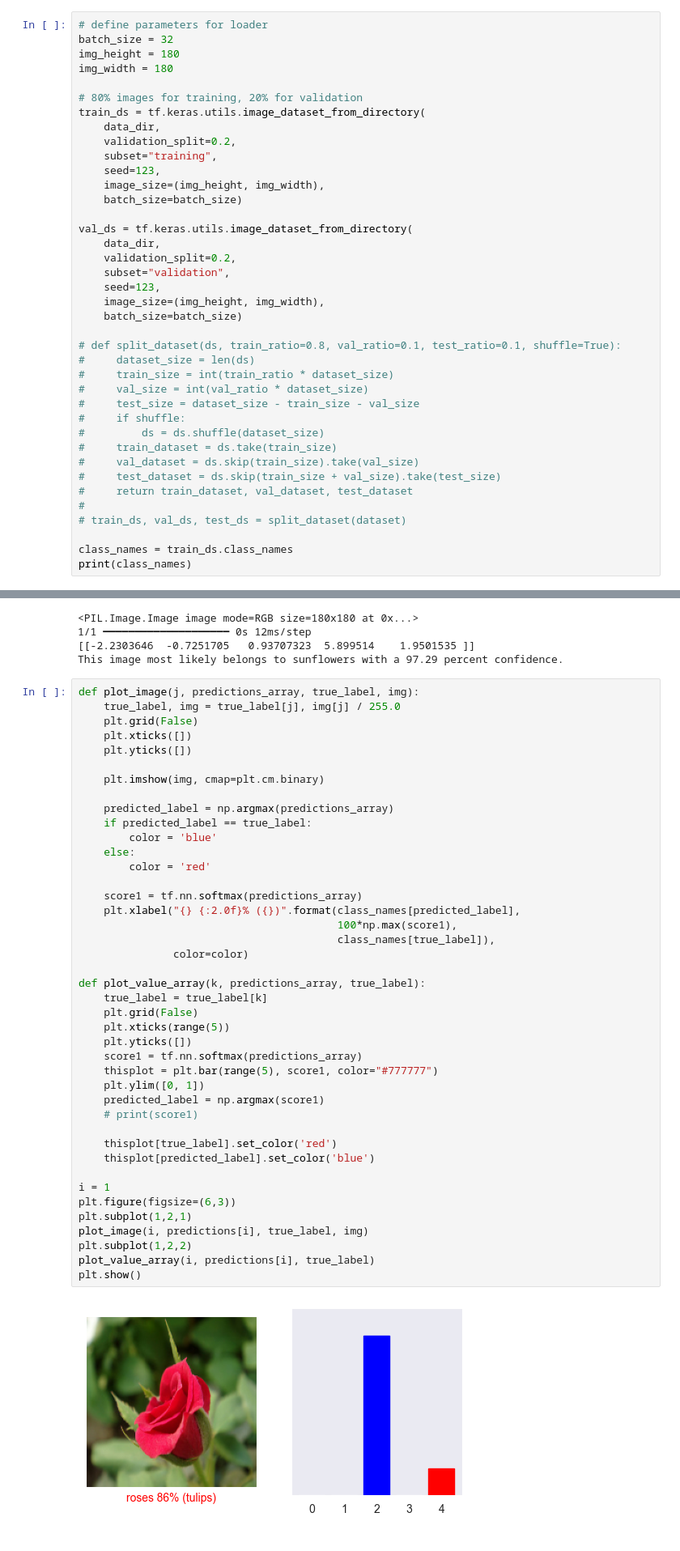
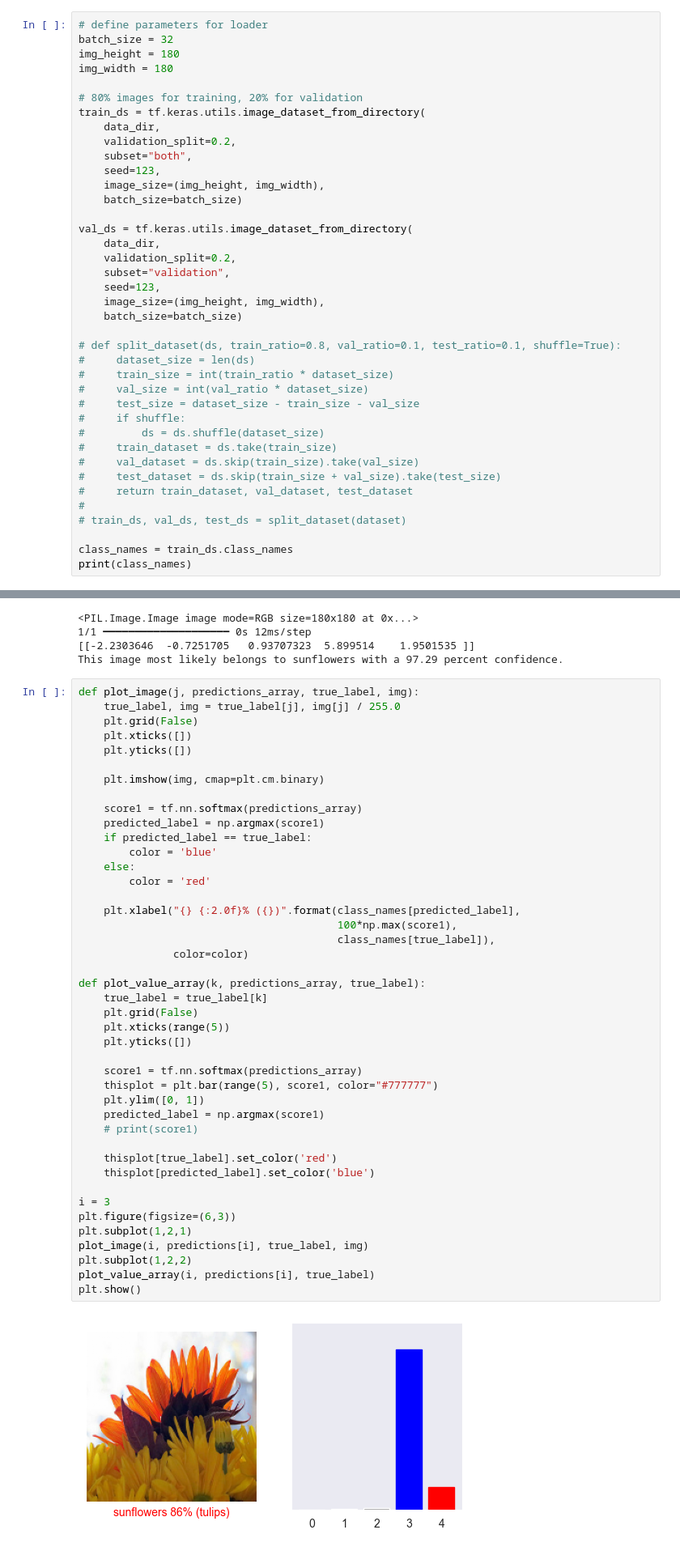
Before and after one commit to bigfrog10/deep_learning_project, a Jupyter notebook: src/task5/flower_classification.ipynb, the cells around one changed output, grey strips where cells are left out. Shown at 81% size. Saved outputs shown, nothing was run; the diff lists cells and outputs as text.

```diff
--- a/src/task4/flower_classification.ipynb
+++ b/src/task5/flower_classification.ipynb
@@ -35,7 +35,7 @@ img_width = 180
 train_ds = tf.keras.utils.image_dataset_from_directory(
     data_dir,
     validation_split=0.2,
-    subset="training",
+    subset="both",
     seed=123,
     image_size=(img_height, img_width),
     batch_size=batch_size)
@@ -278,41 +278,42 @@ def plot_image(j, predictions_array, true_label, img):
 
     plt.imshow(img, cmap=plt.cm.binary)
 
-    predicted_label = np.argmax(predictions_array)
+    score1 = tf.nn.softmax(predictions_array)
+    predicted_label = np.argmax(score1)
     if predicted_label == true_label:
         color = 'blue'
     else:
         color = 'red'
 
-    score1 = tf.nn.softmax(predictions_array)
     plt.xlabel("{} {:2.0f}% ({})".format(class_names[predicted_label],
                                          100*np.max(score1),
                                          class_names[true_label]),
                color=color)
 
 def plot_value_array(k, predictions_array, true_label):
     true_label = true_label[k]
     plt.grid(False)
     plt.xticks(range(5))
     plt.yticks([])
+
     score1 = tf.nn.softmax(predictions_array)
     thisplot = plt.bar(range(5), score1, color="#777777")
     plt.ylim([0, 1])
     predicted_label = np.argmax(score1)
     # print(score1)
 
     thisplot[true_label].set_color('red')
     thisplot[predicted_label].set_color('blue')
 
-i = 1
+i = 3
 plt.figure(figsize=(6,3))
 plt.subplot(1,2,1)
 plot_image(i, predictions[i], true_label, img)
 plt.subplot(1,2,2)
 plot_value_array(i, predictions[i], true_label)
 plt.show()
 # %% [output]
-[figure, old version]
+[figure, new version]
 # %%
 num_rows = 5
 num_cols = 3
```
Also changed, not shown: parts of 1 cell of this notebook, 1 other file.
